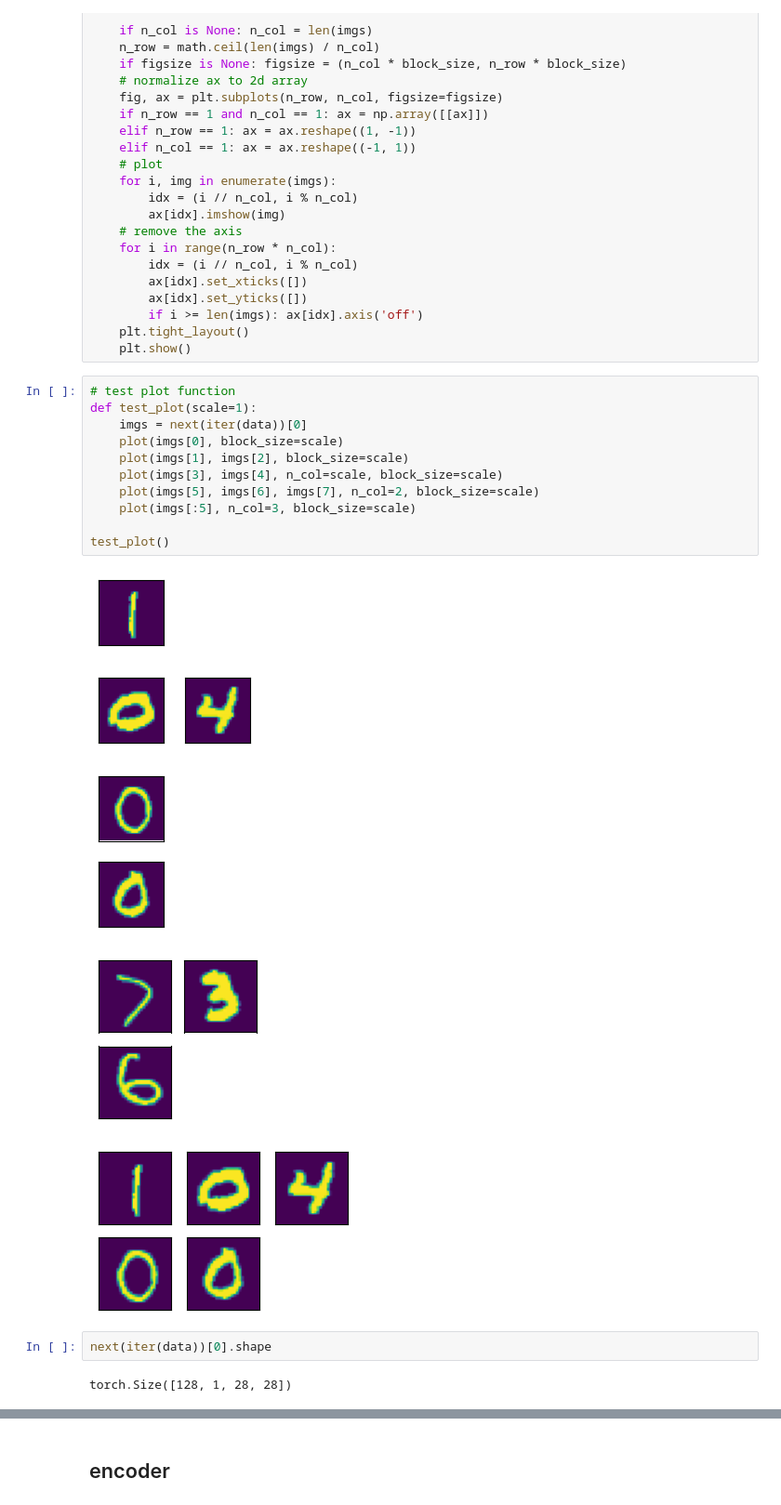
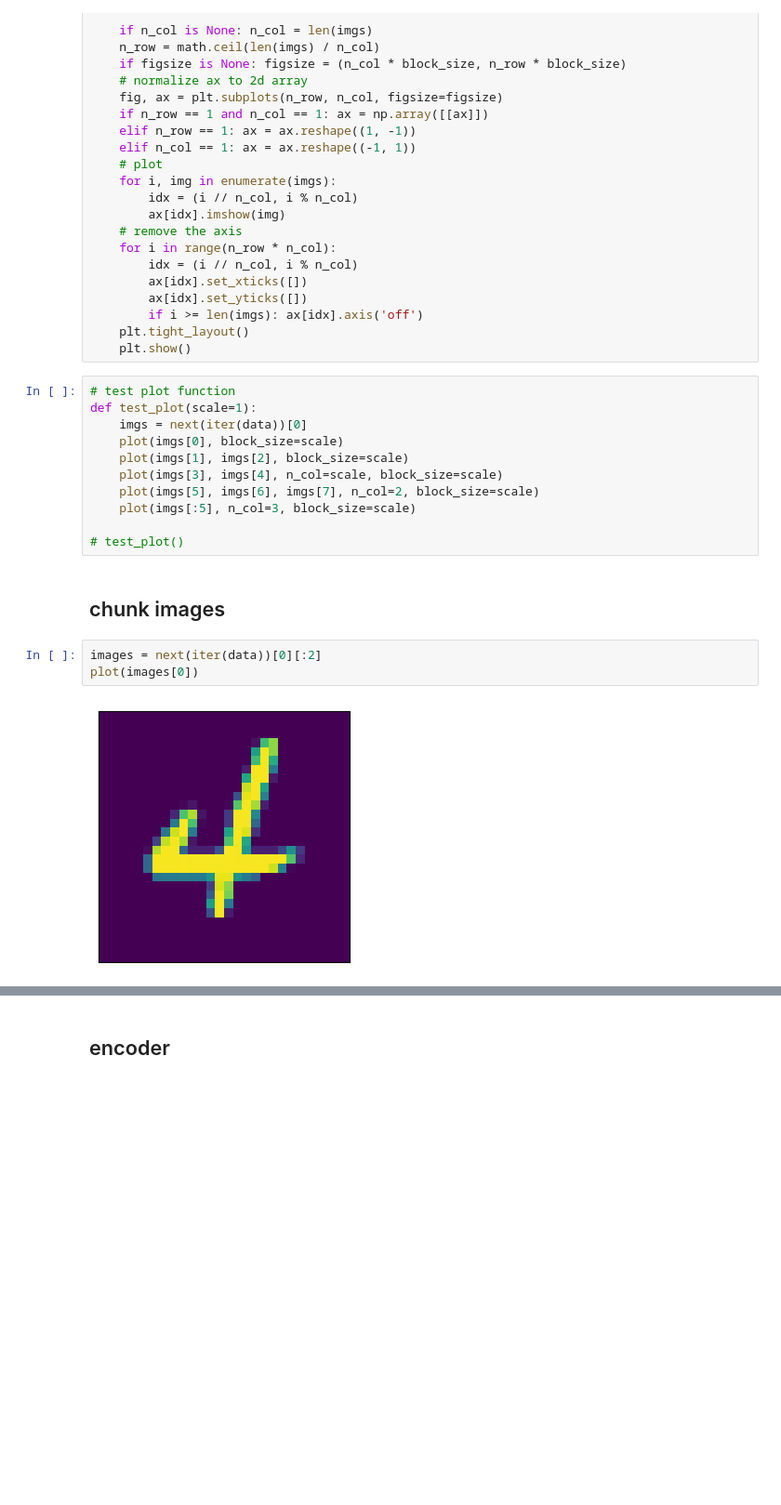
Before and after one commit to peluche/ViT, a Jupyter notebook: vit.ipynb, the cells around one changed output, grey strips where cells are left out. Shown at 93% size. Drawn from its saved outputs; the diff is of its cells as text; blank space fills up the shorter version.

```diff
--- a/vit.ipynb
+++ b/vit.ipynb
@@ -99,14 +101,11 @@ def test_plot(scale=1):
     plot(imgs[5], imgs[6], imgs[7], n_col=2, block_size=scale)
     plot(imgs[:5], n_col=3, block_size=scale)
 
-test_plot()
+# test_plot()
-# %% [output]
-[figure, removed]
-[figure, removed]
-[figure, removed]
-[figure, removed]
-[figure, removed]
-# %%
-next(iter(data))[0].shape
-# %% [output]
-torch.Size([128, 1, 28, 28])
+# %% [markdown]
+## chunk images
+# %%
+images = next(iter(data))[0][:2]
+plot(images[0])
+# %% [output]
+[figure, added]
```
Also changed, not shown: parts of 13 cells of this notebook.
